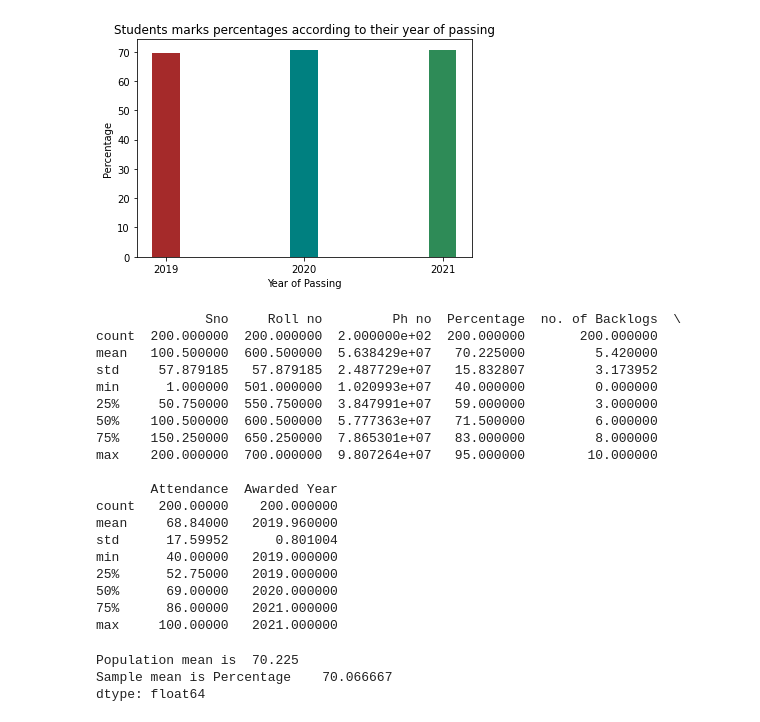
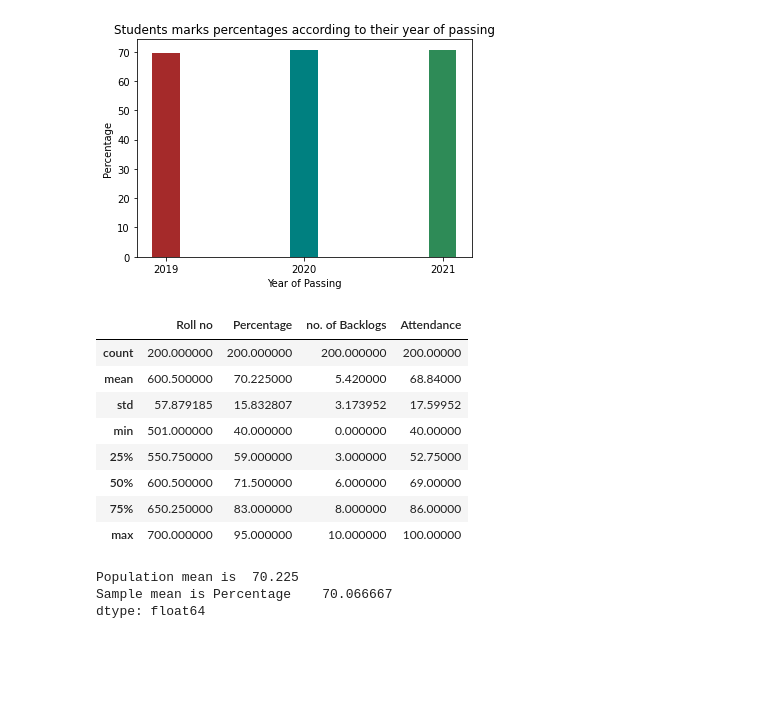
Before and after one commit to Jelsingeprajwal/data-visualisation-assignment, a Jupyter notebook: DV_assignment.ipynb, the cells around one changed output. Cells and saved outputs as stored; diff of their text form; code cells hidden in the pictures; blank space fills up the shorter version.

```diff
--- a/DV_assignment.ipynb
+++ b/DV_assignment.ipynb
@@ -166,26 +167,17 @@ plt.show()
 [figure]
 # %%
 #6. Use descriptive analysis to describe the whole data.
-student_details.describe()
-print(student_details.describe())
+# student_details.describe()
+student_details[['Roll no','Percentage','no. of Backlogs','Attendance']].describe()
+# print(student_details.describe())
 # %% [output]
-              Sno     Roll no         Ph no  Percentage  no. of Backlogs  \
-count  200.000000  200.000000  2.000000e+02  200.000000       200.000000
-mean   100.500000  600.500000  5.638429e+07   70.225000         5.420000
-std     57.879185   57.879185  2.487729e+07   15.832807         3.173952
-min      1.000000  501.000000  1.020993e+07   40.000000         0.000000
-25%     50.750000  550.750000  3.847991e+07   59.000000         3.000000
-50%    100.500000  600.500000  5.777363e+07   71.500000         6.000000
-75%    150.250000  650.250000  7.865301e+07   83.000000         8.000000
-max    200.000000  700.000000  9.807264e+07   95.000000        10.000000
-
-       Attendance  Awarded Year
-count   200.00000    200.000000
-mean     68.84000   2019.960000
-std      17.59952      0.801004
-min      40.00000   2019.000000
-25%      52.75000   2019.000000
-50%      69.00000   2020.000000
-75%      86.00000   2021.000000
-max     100.00000   2021.000000
+|  | Roll no | Percentage | no. of Backlogs | Attendance |
+| count | 200.000000 | 200.000000 | 200.000000 | 200.00000 |
+| mean | 600.500000 | 70.225000 | 5.420000 | 68.84000 |
+| std | 57.879185 | 15.832807 | 3.173952 | 17.59952 |
+| min | 501.000000 | 40.000000 | 0.000000 | 40.00000 |
+| 25% | 550.750000 | 59.000000 | 3.000000 | 52.75000 |
+| 50% | 600.500000 | 71.500000 | 6.000000 | 69.00000 |
+| 75% | 650.250000 | 83.000000 | 8.000000 | 86.00000 |
+| max | 700.000000 | 95.000000 | 10.000000 | 100.00000 |
 # %%
```
Also changed, not shown: parts of 3 cells of this notebook.
